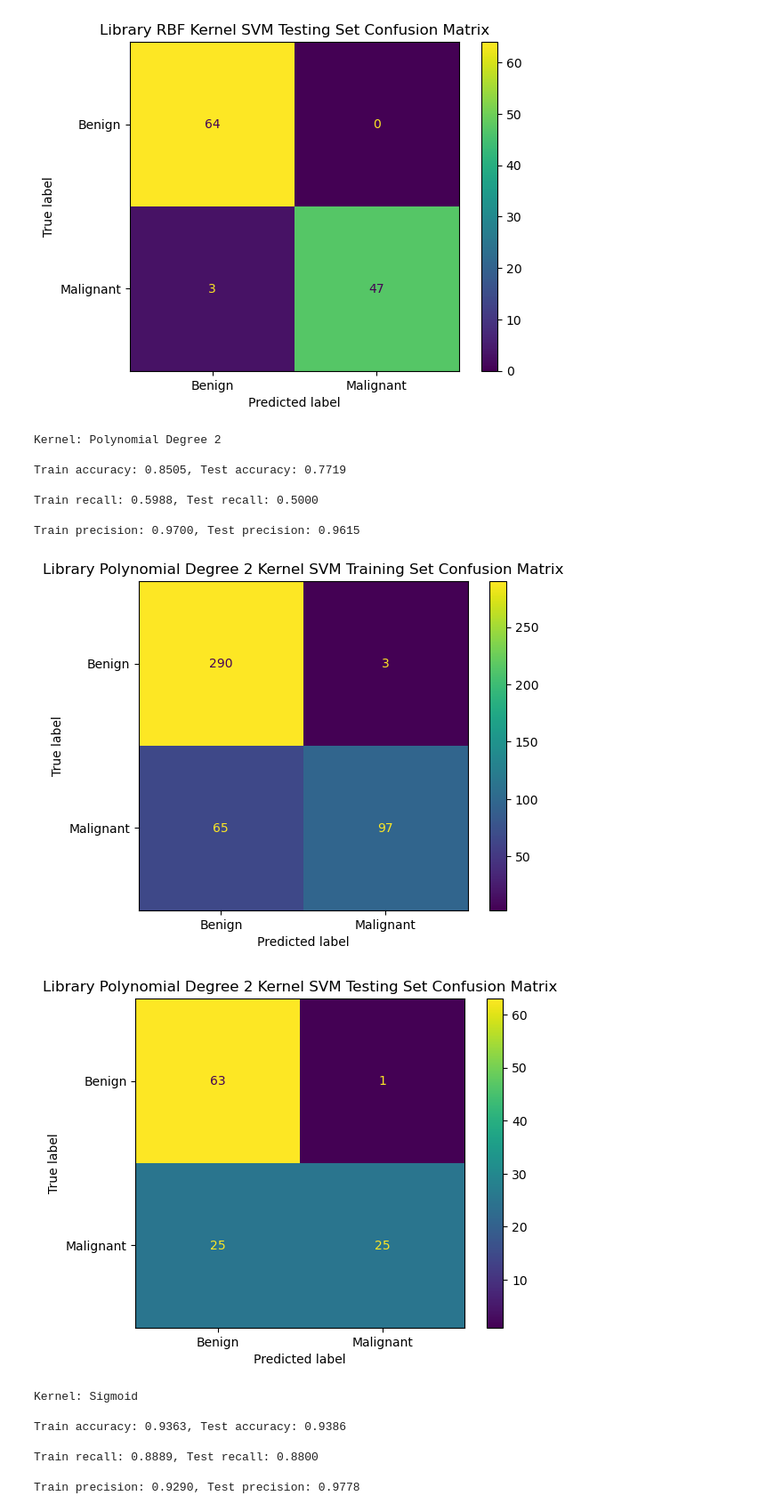
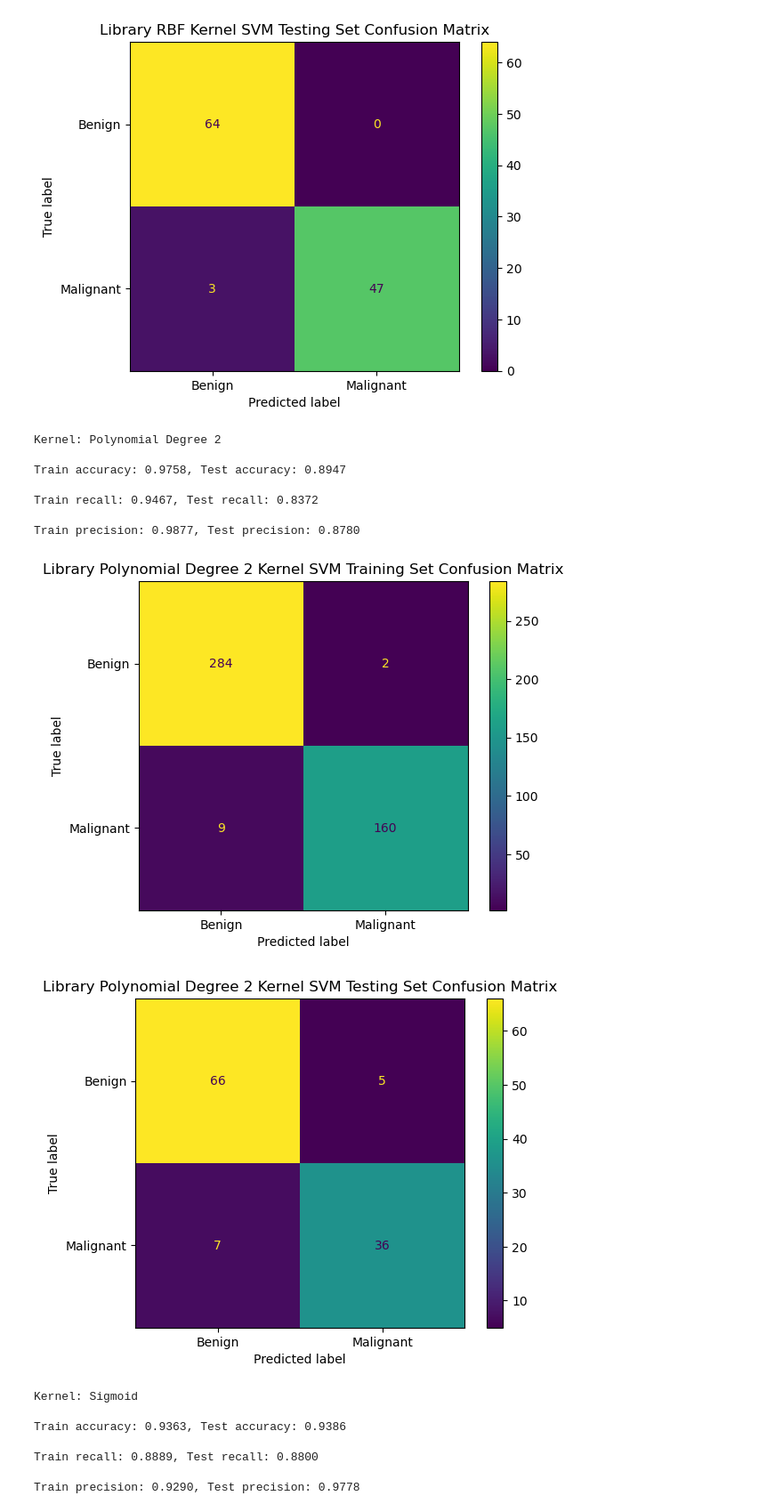
Before and after one commit to whuang3607/CS-6140-Project, a Jupyter notebook: William_Huang_Final_Project.ipynb, the cells around one changed output. Shown: that part at 89% size. Drawn from its saved outputs; the diff is of its cells as text; code cells hidden in the pictures.

```diff
--- a/William_Huang_Final_Project.ipynb
+++ b/William_Huang_Final_Project.ipynb
@@ -571,20 +571,20 @@ Train precision: 1.0000, Test precision: 1.0000
 [figure]
 [figure]
 # %%
-poly_svm = SVC(kernel='poly', degree=2)
+poly_svm = SVC(kernel='poly', degree=2, gamma=0.5)
 poly_y_train_prediction, poly_y_test_prediction = svm_performance_on_cancer(poly_svm, 'Polynomial Degree 2')
 svm_confusion_matrix_on_cancer(poly_y_train_prediction, poly_y_test_prediction, "Polynomial Degree 2", "Library")
 plt.show()
 # %% [output]
 Kernel: Polynomial Degree 2
 
-Train accuracy: 0.8505, Test accuracy: 0.7719
+Train accuracy: 0.9758, Test accuracy: 0.8947
 
-Train recall: 0.5988, Test recall: 0.5000
+Train recall: 0.9467, Test recall: 0.8372
 
-Train precision: 0.9700, Test precision: 0.9615
+Train precision: 0.9877, Test precision: 0.8780
-[figure, old version]
+[figure, new version]
-[figure, old version]
+[figure, new version]
 # %%
 sigmoid_svm = SVC(kernel='sigmoid')
 sigmoid_y_train_prediction, sigmoid_y_test_prediction = svm_performance_on_cancer(sigmoid_svm, 'Sigmoid')
```
Also changed, not shown: parts of 4 cells of this notebook.
